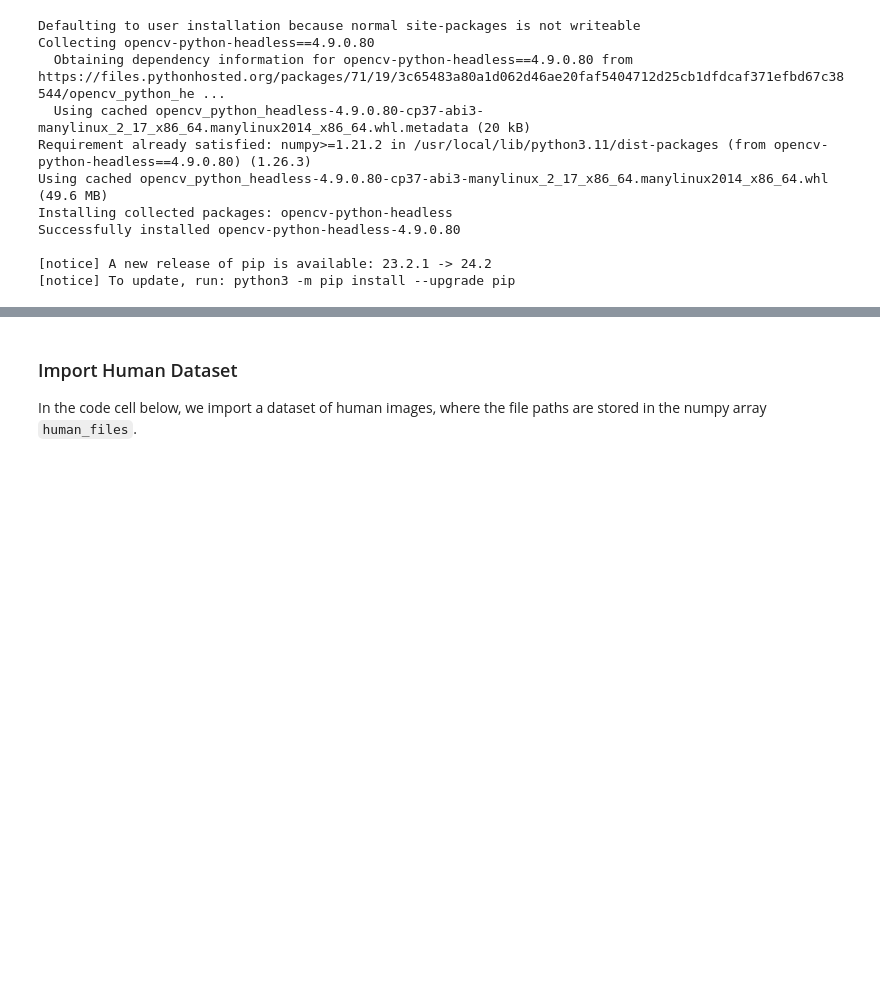
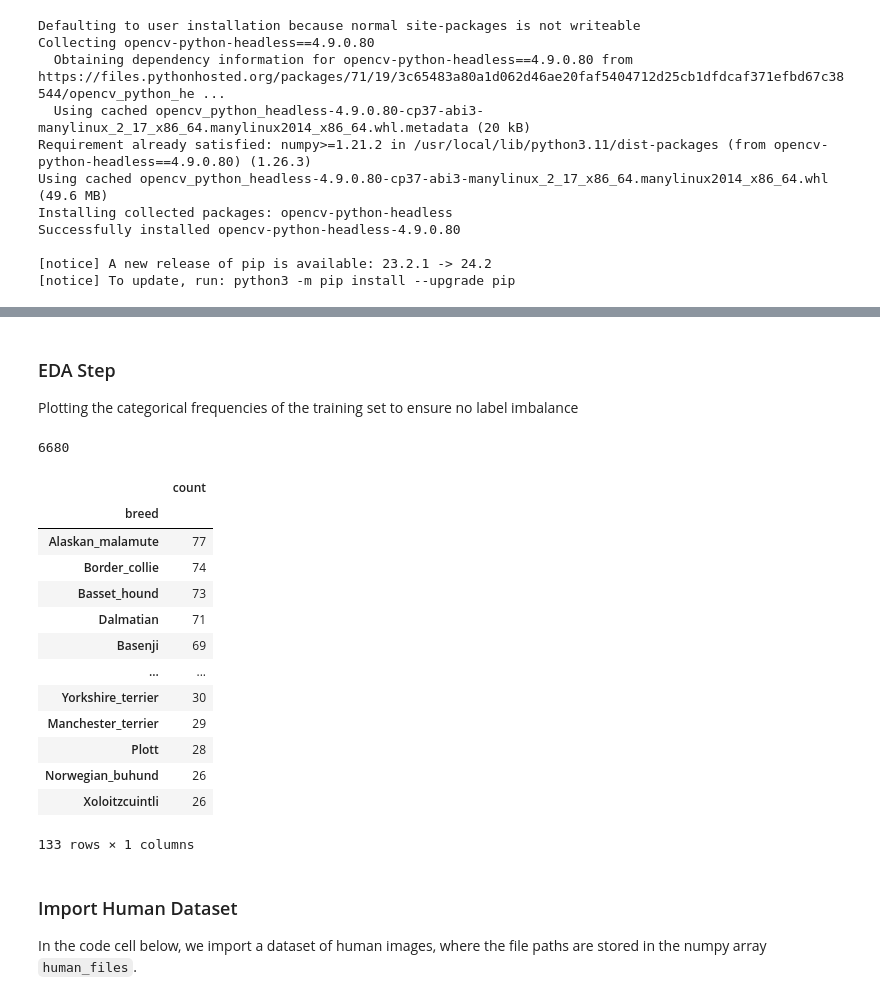
Before and after one commit to boonin123/UdacityDogProject, a Jupyter notebook: dog_app.ipynb, the cells around one changed output, grey strips where cells are left out. Drawn from its saved outputs; the diff is of its cells as text; code cells hidden in the pictures; blank space fills up the shorter version.

```diff
--- a/dog_app.ipynb
+++ b/dog_app.ipynb
@@ -132,6 +132,39 @@ There are 8351 total dog images.
 There are 6680 training dog images.
 There are 835 validation dog images.
 There are 836 test dog images.
+# %% [markdown]
+### EDA Step
+Plotting the categorical frequencies of the training set to ensure no label imbalance
+# %%
+#convert training labels back from one-hot encoded
+train_target_id = np.argmax(train_targets, axis=1)
+list_of_breeds = [name.split('.')[1] for name in dog_names]
+
+train_target_final_eda = [list_of_breeds[id] for id in train_target_id]
+# %%
+len(train_target_final_eda)
+# %% [output]
+6680
+# %%
+#create dataframe to get frequency table
+df = pd.DataFrame({'breed': train_target_final_eda, 'count': np.ones(len(train_target_final_eda))})
+# %%
+df.groupby('breed').count().sort_values(by='count',ascending=False)
+# %% [output]
+|  | count |
+| breed |  |
+| Alaskan_malamute | 77 |
+| Border_collie | 74 |
+| Basset_hound | 73 |
+| Dalmatian | 71 |
+| Basenji | 69 |
+| ... | ... |
+| Yorkshire_terrier | 30 |
+| Manchester_terrier | 29 |
+| Plott | 28 |
+| Norwegian_buhund | 26 |
+| Xoloitzcuintli | 26 |
+133 rows × 1 columns
 # %% [markdown]
 ### Import Human Dataset
 
```
Also changed, not shown: parts of 1 cell of this notebook, 1 other file.
